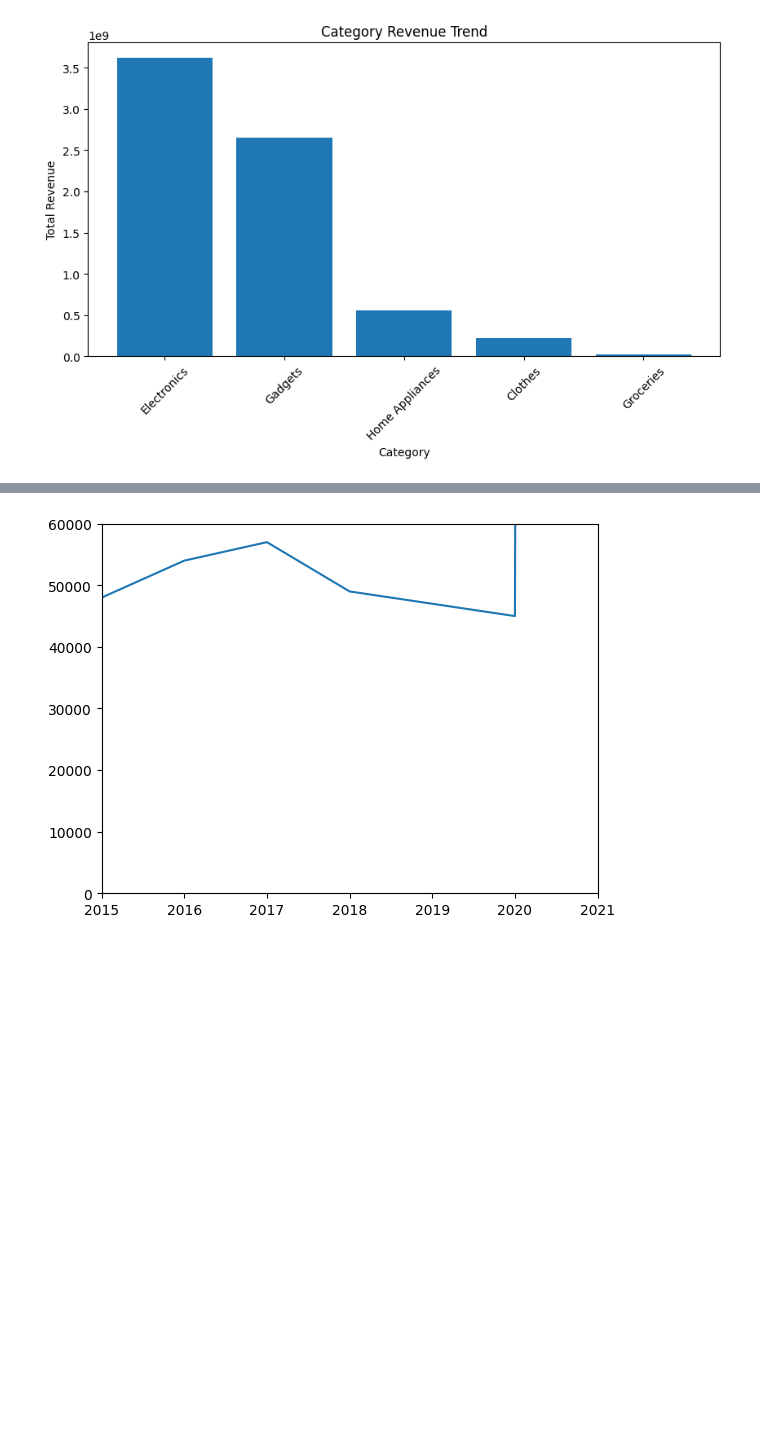
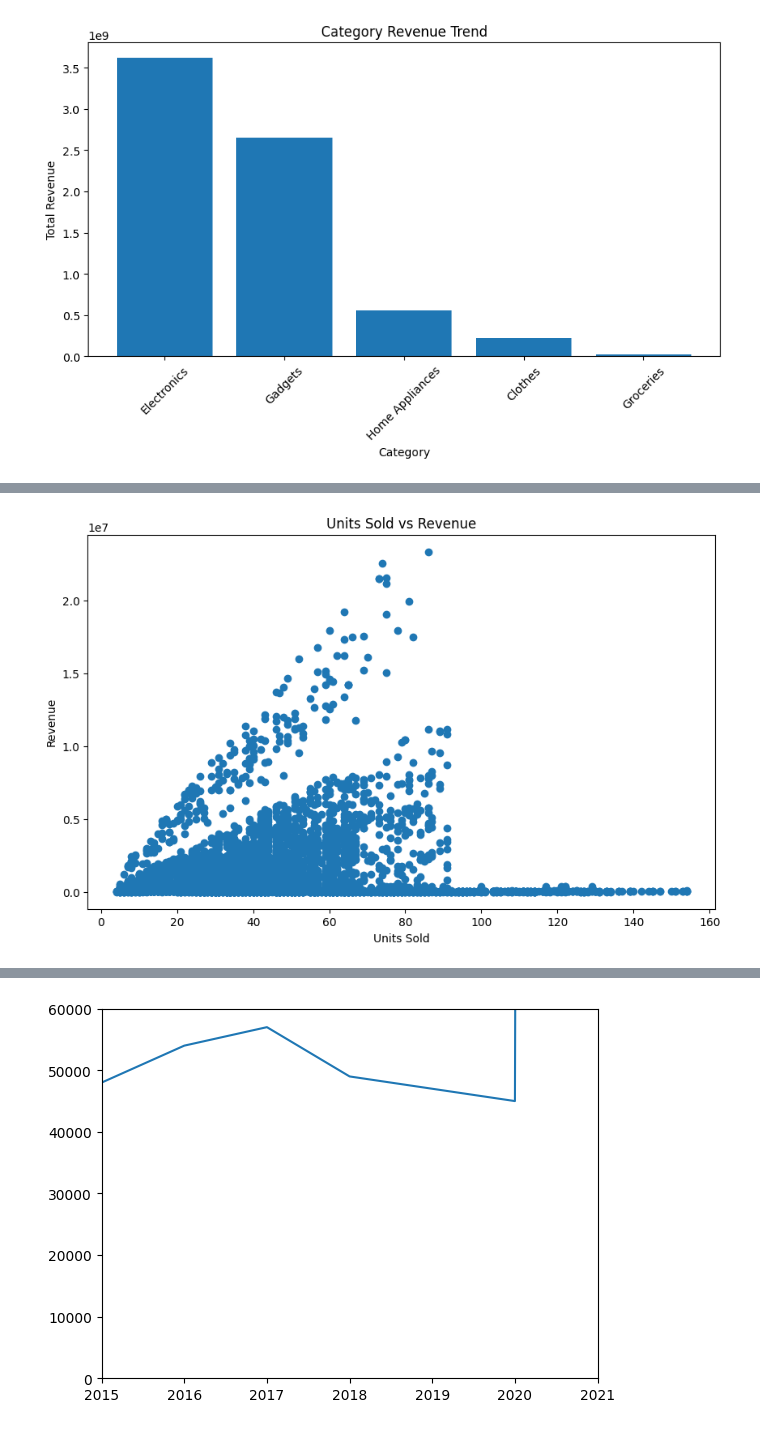
Before and after one commit to aryanp0603/retail_analytics, a Jupyter notebook: 16.lab12.ipynb, the cells around one changed output, grey strips where cells are left out. Saved outputs shown, nothing was run; the diff lists cells and outputs as text; code cells hidden in the pictures; blank space fills up the shorter version.

```diff
--- a/16.lab12.ipynb
+++ b/16.lab12.ipynb
@@ -77,0 +90,12 @@ plt.show()
+# %%
+plt.figure(figsize=(10, 6))
+plt.scatter(df['Units_Sold'],
+            df['Revenue'])
+
+plt.title('Units Sold vs Revenue')
+plt.xlabel('Units Sold')
+plt.ylabel('Revenue')
+
+plt.show()
+# %% [output]
+[figure, added]
```
Also changed, not shown: parts of 3 cells of this notebook.
